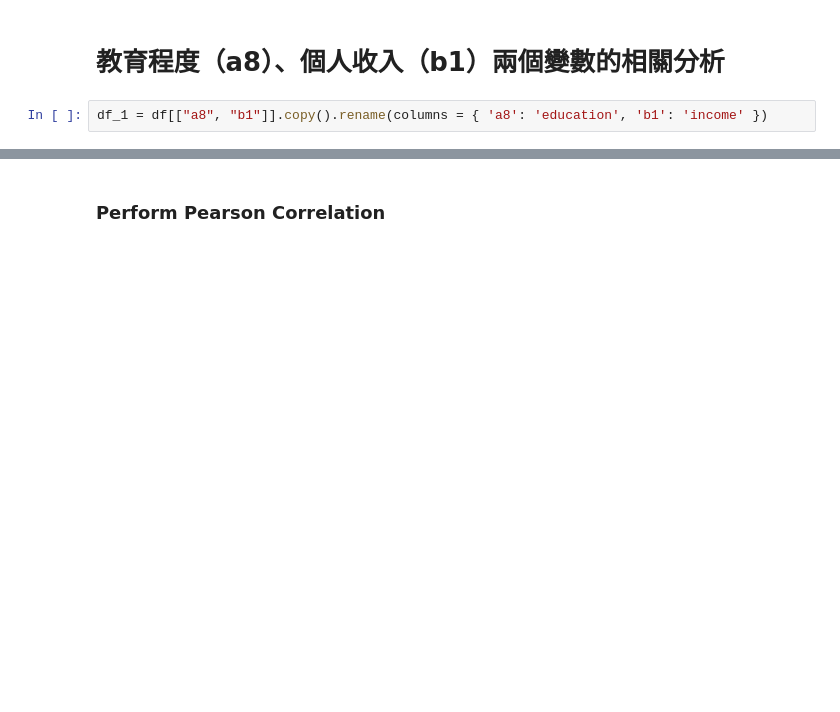
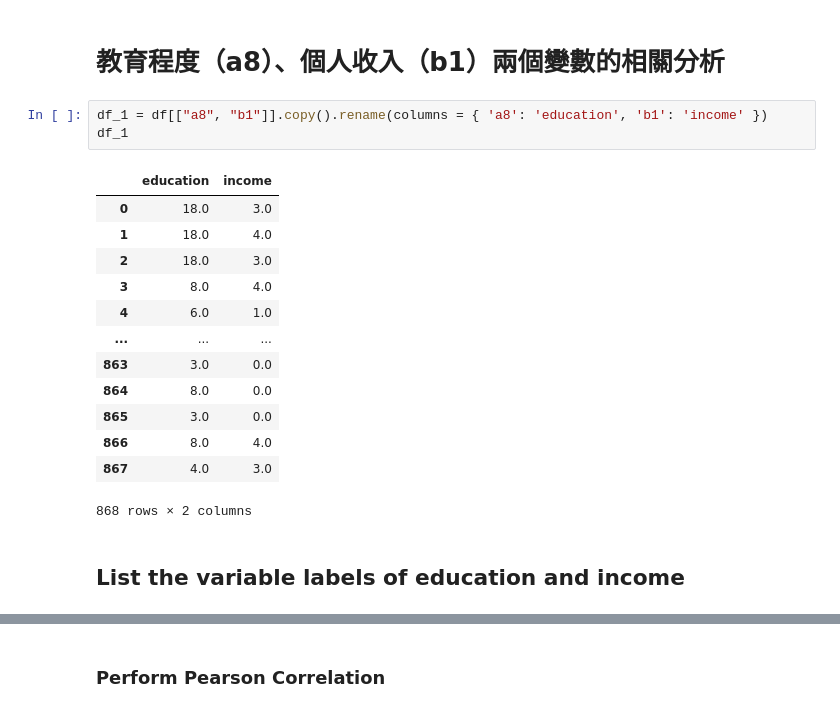
Before and after one commit to WendellLiu/ntpu-social-data-analysis, a Jupyter notebook: notebooks/20250927_homework.ipynb, the cells around one changed output, grey strips where cells are left out. Saved outputs shown, nothing was run; the diff lists cells and outputs as text; blank space fills up the shorter version.

```diff
--- a/notebooks/20250927_homework.ipynb
+++ b/notebooks/20250927_homework.ipynb
@@ -22,3 +50,20 @@ df
 # 教育程度（a8）、個人收入（b1）兩個變數的相關分析
 # %%
 df_1 = df[["a8", "b1"]].copy().rename(columns = { 'a8': 'education', 'b1': 'income' })
+df_1
+# %% [output]
+|  | education | income |
+| 0 | 18.0 | 3.0 |
+| 1 | 18.0 | 4.0 |
+| 2 | 18.0 | 3.0 |
+| 3 | 8.0 | 4.0 |
+| 4 | 6.0 | 1.0 |
+| ... | ... | ... |
+| 863 | 3.0 | 0.0 |
+| 864 | 8.0 | 0.0 |
+| 865 | 3.0 | 0.0 |
+| 866 | 8.0 | 4.0 |
+| 867 | 4.0 | 3.0 |
+868 rows × 2 columns
+# %% [markdown]
+## List the variable labels of education and income
```
Also changed, not shown: parts of 26 cells of this notebook, 1 other file.
